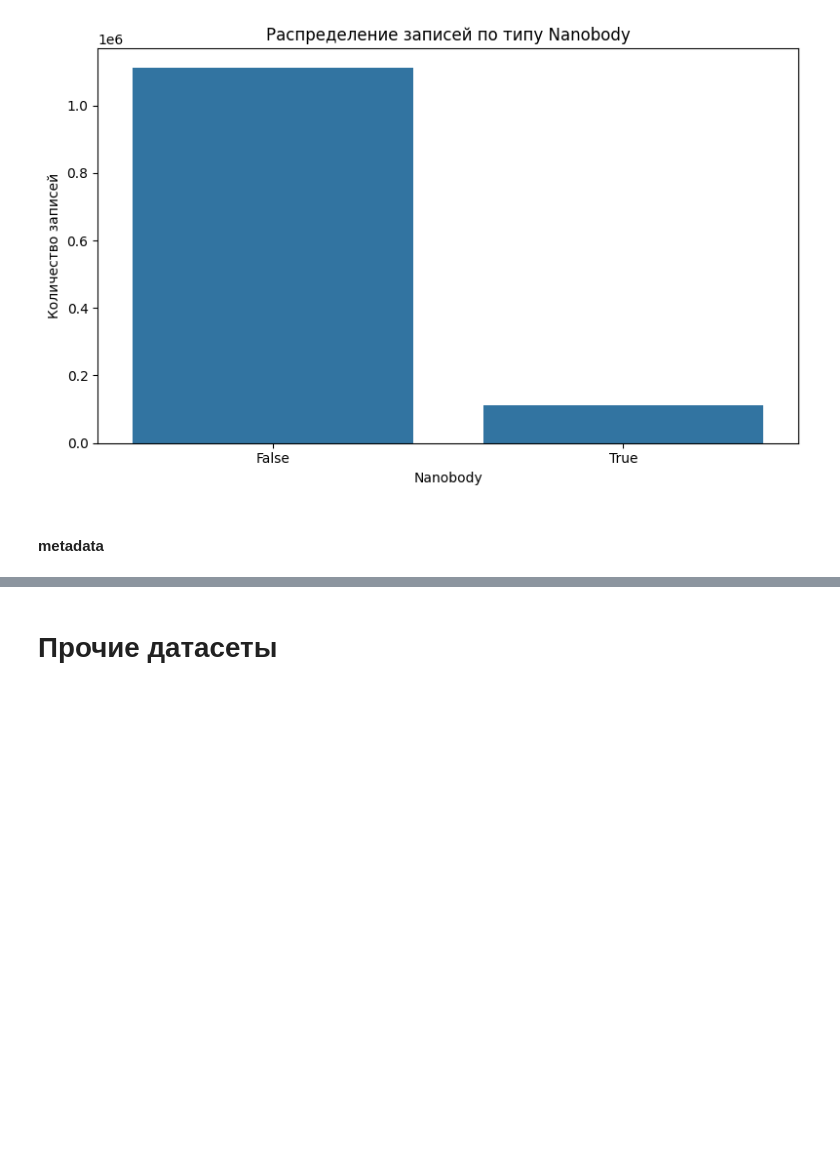
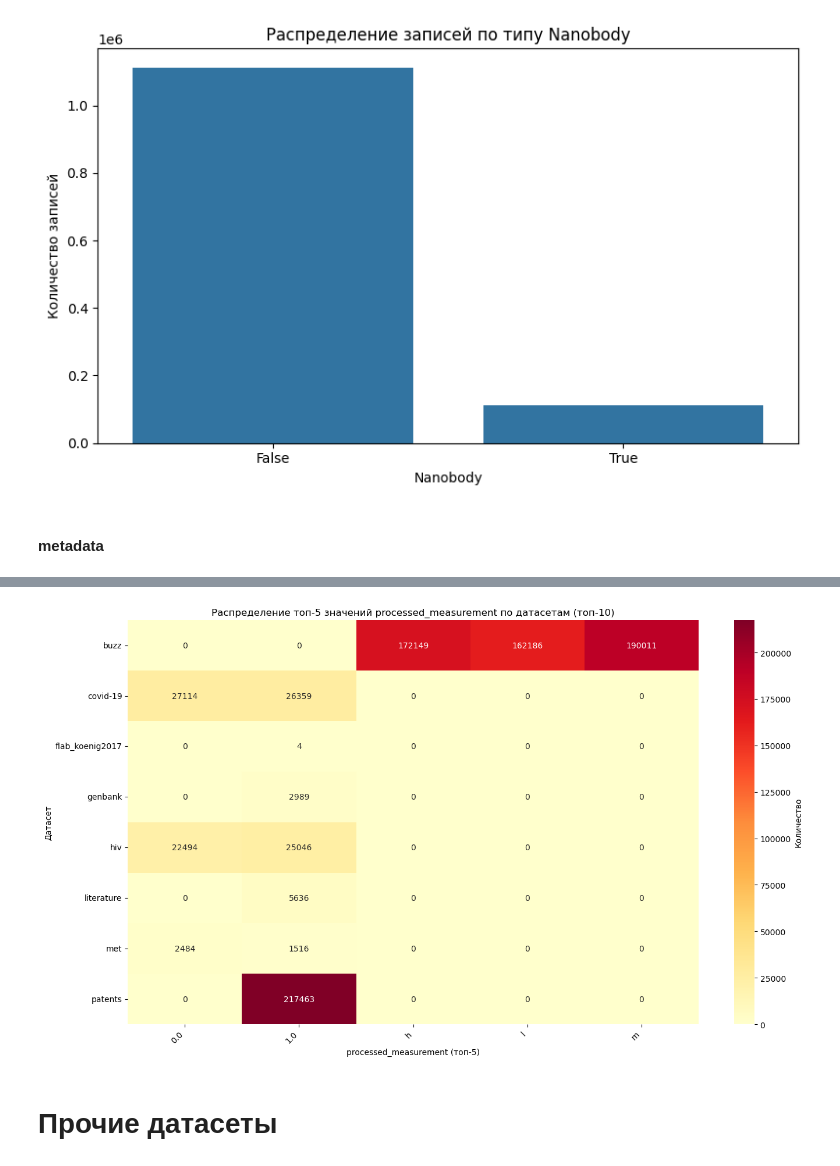
Before and after one commit to younggod2/llm-antibody-fv-generation, a Jupyter notebook: data/AgAb_dataset_EDA.ipynb, the cells around one changed output, grey strips where cells are left out. Drawn from its saved outputs; the diff is of its cells as text; code cells hidden in the pictures; blank space fills up the shorter version.

```diff
--- a/data/AgAb_dataset_EDA.ipynb
+++ b/data/AgAb_dataset_EDA.ipynb
@@ -490,3 +601,42 @@ agab_df['metadata'].sample(5)
+# %%
+
+# 3. Распределение по датасетам (топ-10 датасетов)
+top_datasets = agab_df['dataset'].value_counts().head(10).index
+filtered_df = agab_df[agab_df['dataset'].isin(top_datasets)]
+
+# Если уникальных значений processed_measurement не слишком много
+if filtered_df['processed_measurement'].nunique() <= 20:
+    plt.figure(figsize=(14, 8))
+    measurement_dataset_cross = pd.crosstab(
+        filtered_df['dataset'],
+        filtered_df['processed_measurement']
+    )
+    sns.heatmap(measurement_dataset_cross, annot=True, fmt='d', cmap='YlOrRd', cbar_kws={'label': 'Количество'})
+    plt.xlabel("processed_measurement")
+    plt.ylabel("Датасет")
+    plt.title("Распределение processed_measurement по датасетам (топ-10)")
+    plt.xticks(rotation=45, ha='right')
+    plt.tight_layout()
+    plt.show()
+else:
+    # Показываем только топ-5 значений processed_measurement
+    top_measurements = filtered_df['processed_measurement'].value_counts().head(5).index
+    filtered_df_top = filtered_df[filtered_df['processed_measurement'].isin(top_measurements)]
+
+    plt.figure(figsize=(14, 8))
+    measurement_dataset_cross = pd.crosstab(
+        filtered_df_top['dataset'],
+        filtered_df_top['processed_measurement']
+    )
+    sns.heatmap(measurement_dataset_cross, annot=True, fmt='d', cmap='YlOrRd', cbar_kws={'label': 'Количество'})
+    plt.xlabel("processed_measurement (топ-5)")
+    plt.ylabel("Датасет")
+    plt.title("Распределение топ-5 значений processed_measurement по датасетам (топ-10)")
+    plt.xticks(rotation=45, ha='right')
+    plt.tight_layout()
+    plt.show()
+# %% [output]
+[figure, added]
 # %% [markdown]
 # Прочие датасеты
 # %%
```
Also changed, not shown: parts of 6 cells of this notebook, 5 other files.
